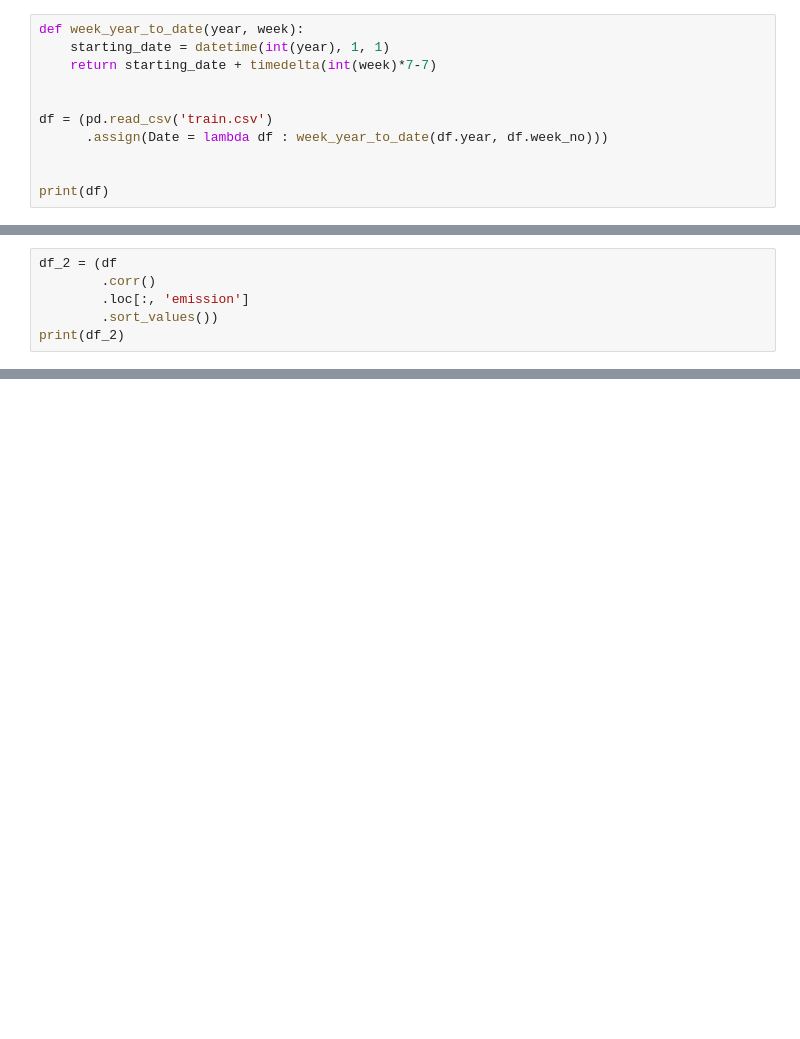
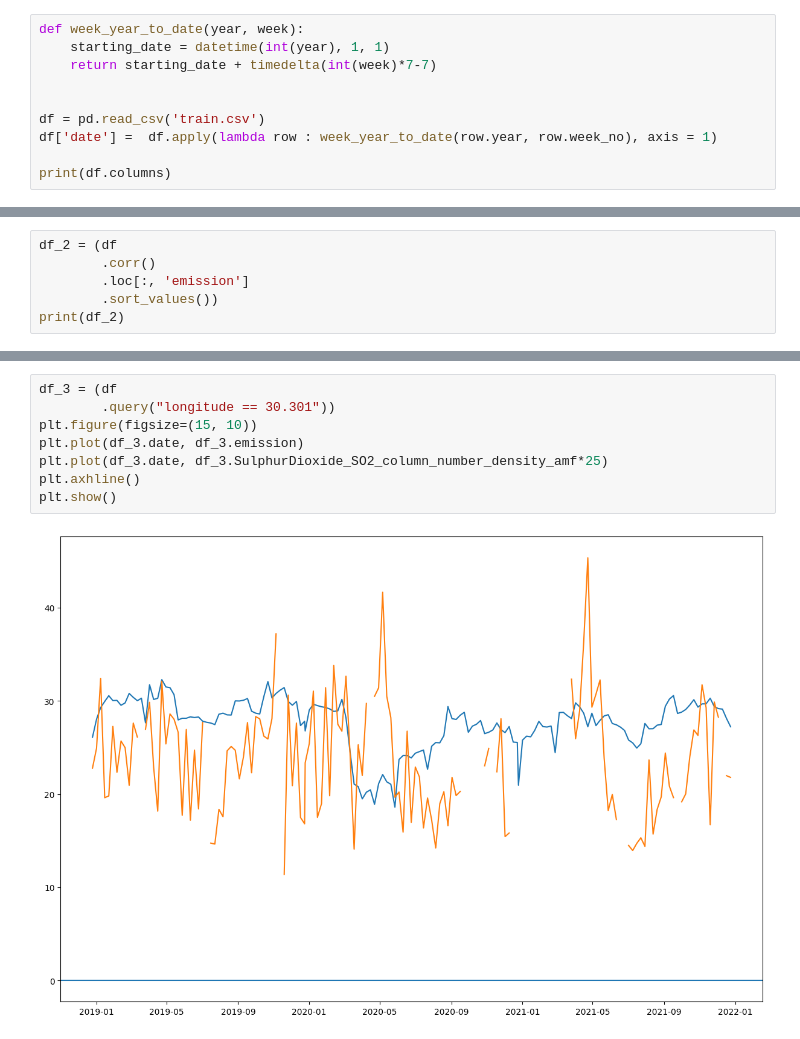
Before and after one commit to Hawkety77/RwandaCarbonEmissions, a Jupyter notebook: main.ipynb, the cells around one changed output, grey strips where cells are left out. Saved outputs shown, nothing was run; the diff lists cells and outputs as text; blank space fills up the shorter version.

```diff
--- a/main.ipynb
+++ b/main.ipynb
@@ -12,9 +15,8 @@ def week_year_to_date(year, week):
     return starting_date + timedelta(int(week)*7-7)
 
 
-df = (pd.read_csv('train.csv')
-      .assign(Date = lambda df : week_year_to_date(df.year, df.week_no)))
+df = pd.read_csv('train.csv')
+df['date'] =  df.apply(lambda row : week_year_to_date(row.year, row.week_no), axis = 1)
 
-
-print(df)
+print(df.columns)
 # %% [output]
@@ -38,0 +68,10 @@ df_3 = (df
+# %%
+df_3 = (df
+        .query("longitude == 30.301"))
+plt.figure(figsize=(15, 10))
+plt.plot(df_3.date, df_3.emission)
+plt.plot(df_3.date, df_3.SulphurDioxide_SO2_column_number_density_amf*25)
+plt.axhline()
+plt.show()
+# %% [output]
+[figure, added]
```
Also changed, not shown: parts of 8 cells of this notebook.
